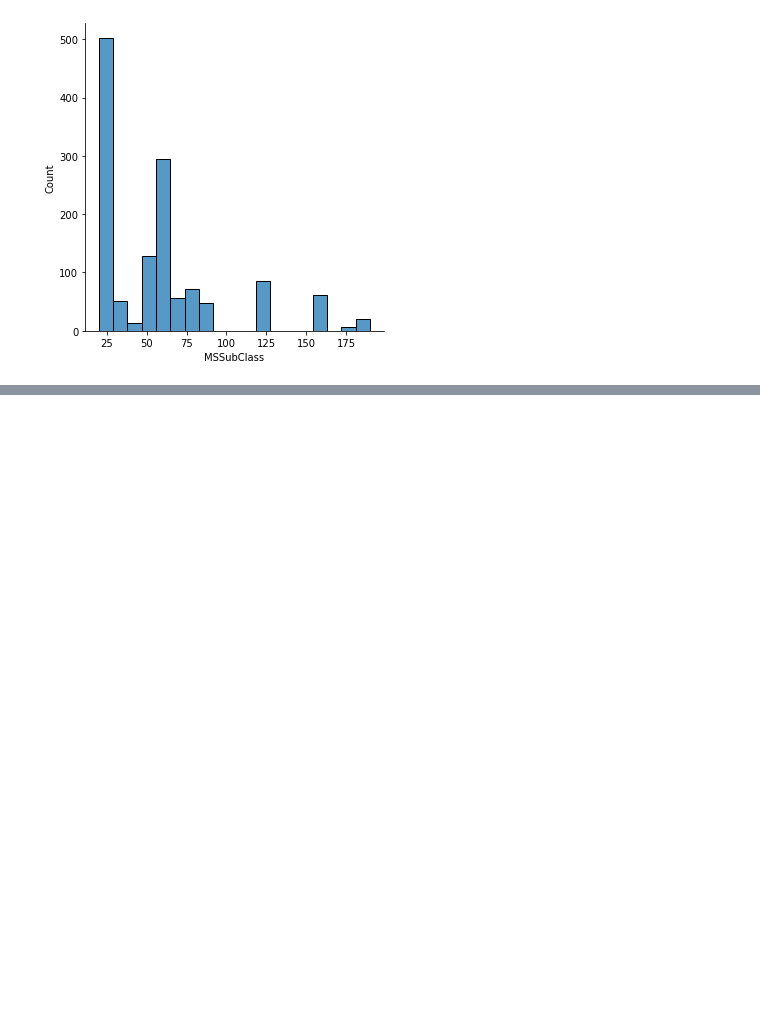
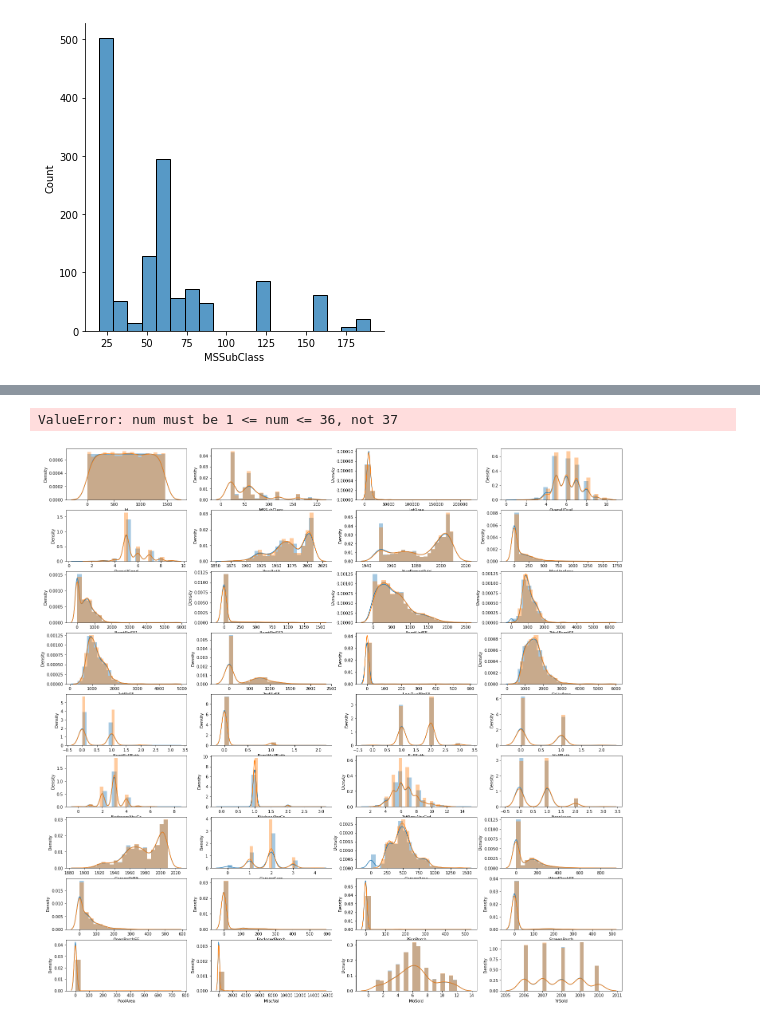
Before and after one commit to AkCoding/ML-House_Price-, a Jupyter notebook: House_Price.ipynb, the cells around one changed output, grey strips where cells are left out. Drawn from its saved outputs; the diff is of its cells as text; code cells hidden in the pictures; blank space fills up the shorter version.

Commit message:
feat : Added subplot for single numeric variable to gain insights

```diff
--- a/House_Price.ipynb
+++ b/House_Price.ipynb
@@ -169,0 +171,17 @@ sns.distplot(df3['MSSubClass'])
+# %%
+num_var = ['Id', 'MSSubClass', 'LotArea', 'OverallQual', 'OverallCond',
+       'YearBuilt', 'YearRemodAdd', 'MasVnrArea', 'BsmtFinSF1', 'BsmtFinSF2',
+       'BsmtUnfSF', 'TotalBsmtSF', '1stFlrSF', '2ndFlrSF', 'LowQualFinSF',
+       'GrLivArea', 'BsmtFullBath', 'BsmtHalfBath', 'FullBath', 'HalfBath',
+       'BedroomAbvGr', 'KitchenAbvGr', 'TotRmsAbvGrd', 'Fireplaces',
+       'GarageYrBlt', 'GarageCars', 'GarageArea', 'WoodDeckSF', 'OpenPorchSF',
+       'EnclosedPorch', '3SsnPorch', 'ScreenPorch', 'PoolArea', 'MiscVal',
+       'MoSold', 'YrSold', 'SalePrice']
+plt.figure(figsize=(25,25))
+for i,var in enumerate(num_var):
+    plt.subplot(9,4,i+1)
+    sns.distplot(df[var], bins=20)
+    sns.distplot(df3[var], bins=20)
+# %% [output]
+ValueError: num must be 1 <= num <= 36, not 37
+[figure, added]
```
Also changed, not shown: parts of 1 cell of this notebook.
